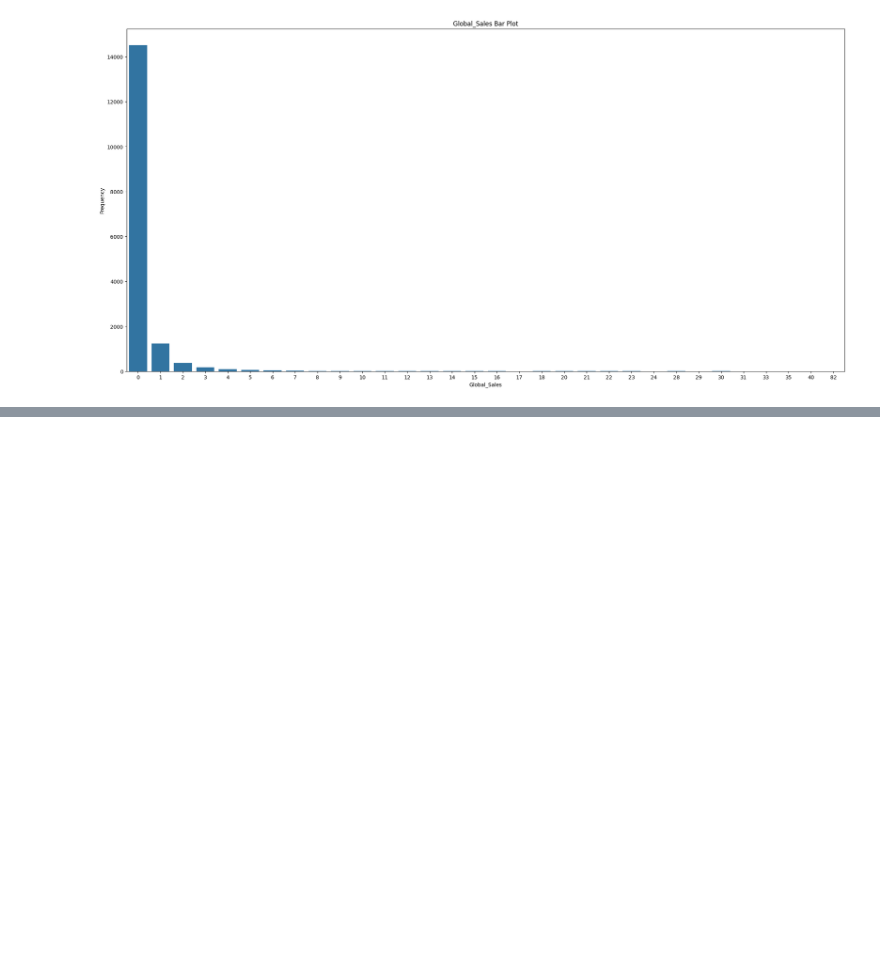
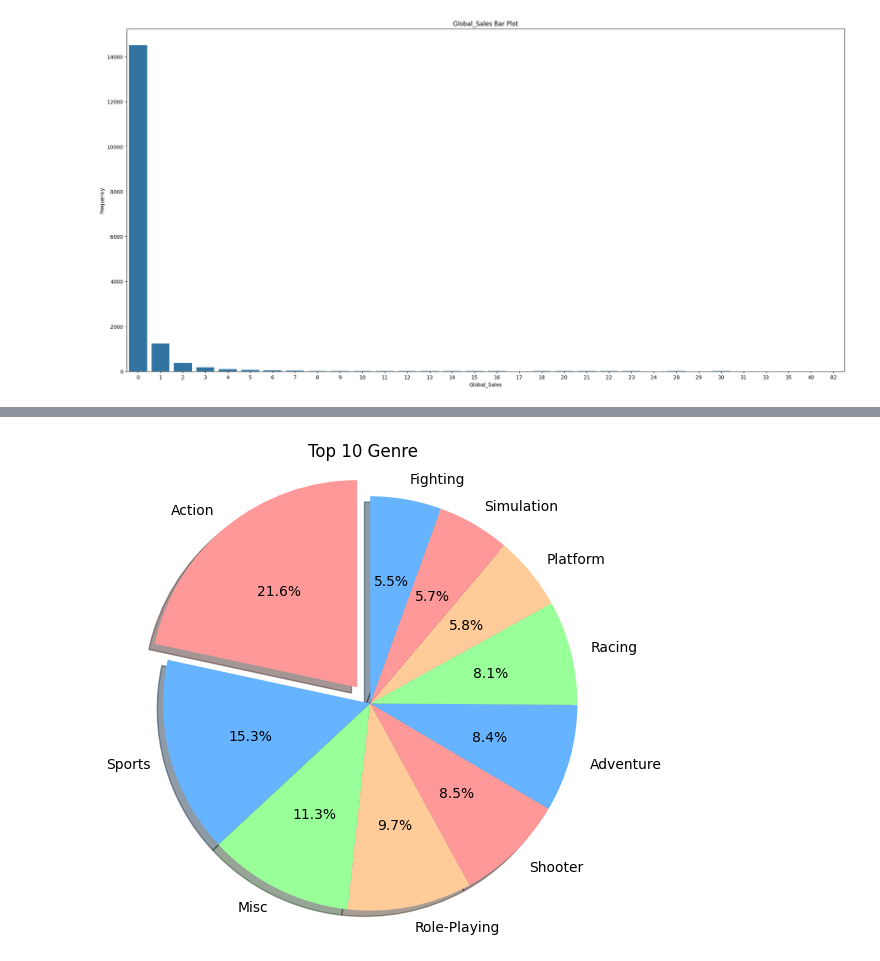
Before and after one commit to dedensyaaa/midterm_streamlit, a Jupyter notebook: VideoGameSales.ipynb, the cells around one changed output, grey strips where cells are left out. Saved outputs shown, nothing was run; the diff lists cells and outputs as text; code cells hidden in the pictures; blank space fills up the shorter version.

```diff
--- a/VideoGameSales.ipynb
+++ b/VideoGameSales.ipynb
@@ -261,0 +284,25 @@ plt.show()
+# %%
+# Extract genre name and value
+genre = sales['Genre'].value_counts()
+genre_count = genre.head(10)
+
+labels = genre_count.index
+sizes = genre_count.values
+
+# 'Explode' the first slice only
+colors = ['#ff9999','#66b3ff','#99ff99','#ffcc99']
+explode = [0.1] + [0] * (len(labels) - 1) # 'Explode' the first slice only
+
+# Creating the pie chart
+plt.figure(figsize=(6,6))
+plt.pie(sizes, explode=explode, labels=labels, colors=colors, autopct='%1.1f%%',
+        shadow=True, startangle=90)
+
+# Equal aspect ratio ensures that pie is drawn as a circle
+plt.axis('equal')
+
+# Display the chart
+plt.title('Top 10 Genre ')
+plt.show()
+# %% [output]
+[figure, added]
```
Also changed, not shown: parts of 7 cells of this notebook.
